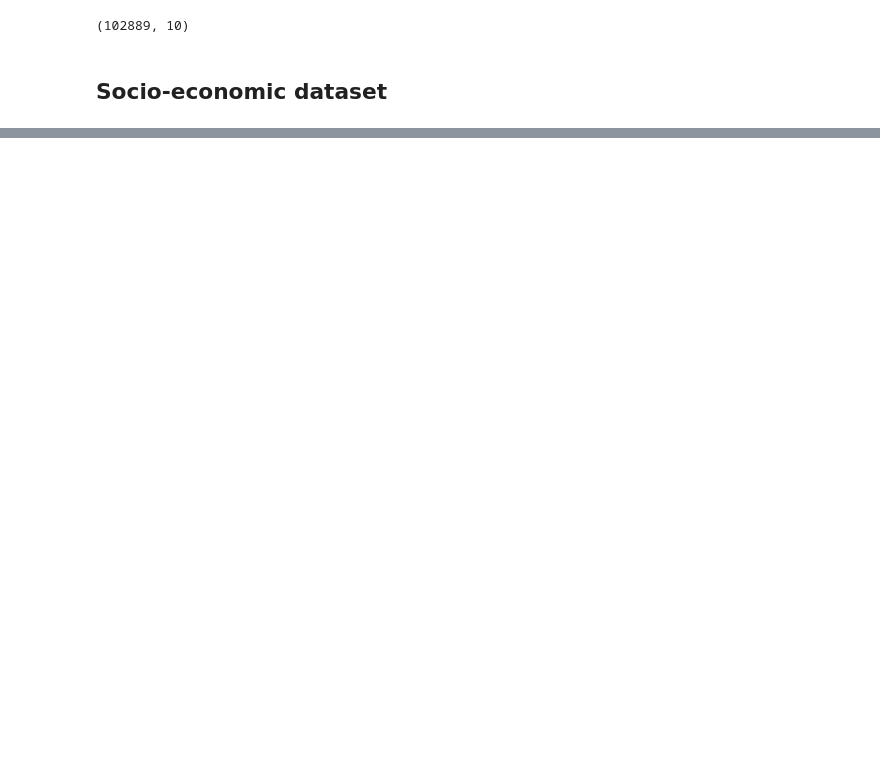
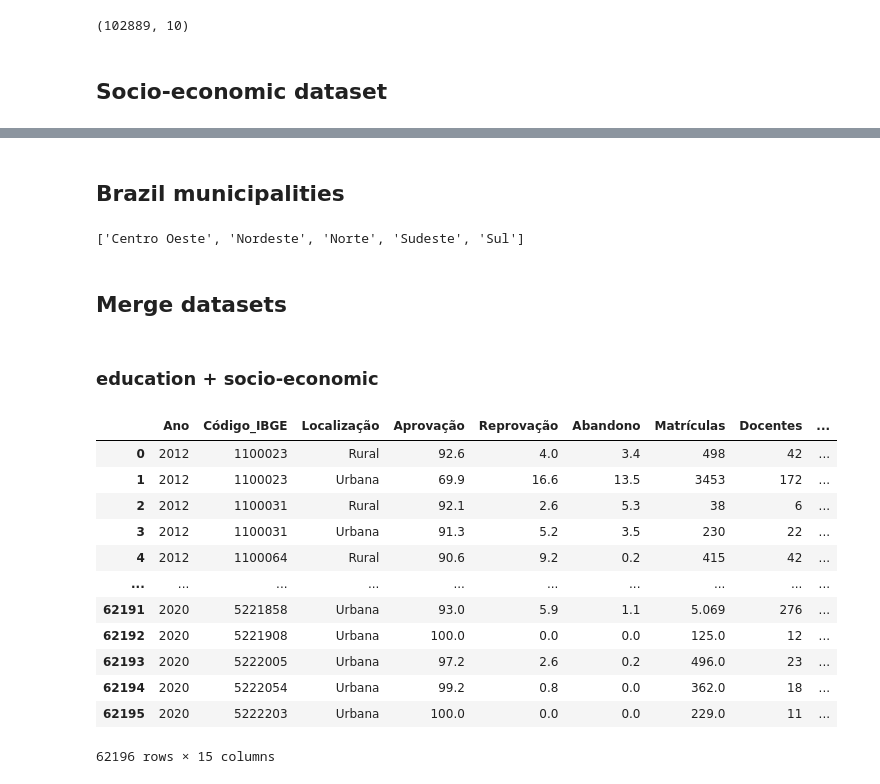
Before and after one commit to anandxrfeu/schooling_resource_predicter_data, a Jupyter notebook: notebooks/Data prep for ML (Anand).ipynb, the cells around one changed output, grey strips where cells are left out. Drawn from its saved outputs; the diff is of its cells as text; code cells hidden in the pictures; blank space fills up the shorter version.

Commit message:
Datasets for ML

```diff
--- a/notebooks/Data prep for ML (Anand).ipynb
+++ b/notebooks/Data prep for ML (Anand).ipynb
@@ -18,0 +9,5 @@ education.head()
+# %%
+education_expanded = pd.read_csv("../transformed_data/education/school_expanded_data_ML.csv")
+education_pivoted = pd.read_csv("../transformed_data/education/school_pivoted_data_ML.csv")
+education_rural = pd.read_csv("../transformed_data/education/school_rural_data_ML.csv")
+education_urban = pd.read_csv("../transformed_data/education/school_urbana_data_ML.csv")
@@ -22,3 +21,5 @@ education.shape
 (102889, 10)
 # %% [markdown]
 ## Socio-economic dataset
+# %%
+socio_economic_data = pd.read_csv("../transformed_data/socio_economic/socioeconomic_ML.csv")
@@ -24,0 +105,28 @@ education.shape
+# %% [markdown]
+## Brazil municipalities
+# %%
+municipalities = pd.read_csv("../raw_data/municipality_lookup.csv")
+sorted(municipalities.Região.unique())
+# %% [output]
+['Centro Oeste', 'Nordeste', 'Norte', 'Sudeste', 'Sul']
+# %% [markdown]
+## Merge datasets
+# %% [markdown]
+### education + socio-economic
+# %%
+education_exp_socio_econ_df = pd.merge(education_expanded, socio_economic_data, on=['Código_IBGE', 'Ano'], how='inner')
+education_exp_socio_econ_df
+# %% [output]
+|  | Ano | Código_IBGE | Localização | Aprovação | Reprovação | Abandono | Matrículas | Docentes | ... |
+| 0 | 2012 | 1100023 | Rural | 92.6 | 4.0 | 3.4 | 498 | 42 | ... |
+| 1 | 2012 | 1100023 | Urbana | 69.9 | 16.6 | 13.5 | 3453 | 172 | ... |
+| 2 | 2012 | 1100031 | Rural | 92.1 | 2.6 | 5.3 | 38 | 6 | ... |
+| 3 | 2012 | 1100031 | Urbana | 91.3 | 5.2 | 3.5 | 230 | 22 | ... |
+| 4 | 2012 | 1100064 | Rural | 90.6 | 9.2 | 0.2 | 415 | 42 | ... |
+| ... | ... | ... | ... | ... | ... | ... | ... | ... | ... |
+| 62191 | 2020 | 5221858 | Urbana | 93.0 | 5.9 | 1.1 | 5.069 | 276 | ... |
+| 62192 | 2020 | 5221908 | Urbana | 100.0 | 0.0 | 0.0 | 125.0 | 12 | ... |
+| 62193 | 2020 | 5222005 | Urbana | 97.2 | 2.6 | 0.2 | 496.0 | 23 | ... |
+| 62194 | 2020 | 5222054 | Urbana | 99.2 | 0.8 | 0.0 | 362.0 | 18 | ... |
+| 62195 | 2020 | 5222203 | Urbana | 100.0 | 0.0 | 0.0 | 229.0 | 11 | ... |
+62196 rows × 15 columns
```
Also changed, not shown: parts of 50 cells of this notebook, 4 other files.
